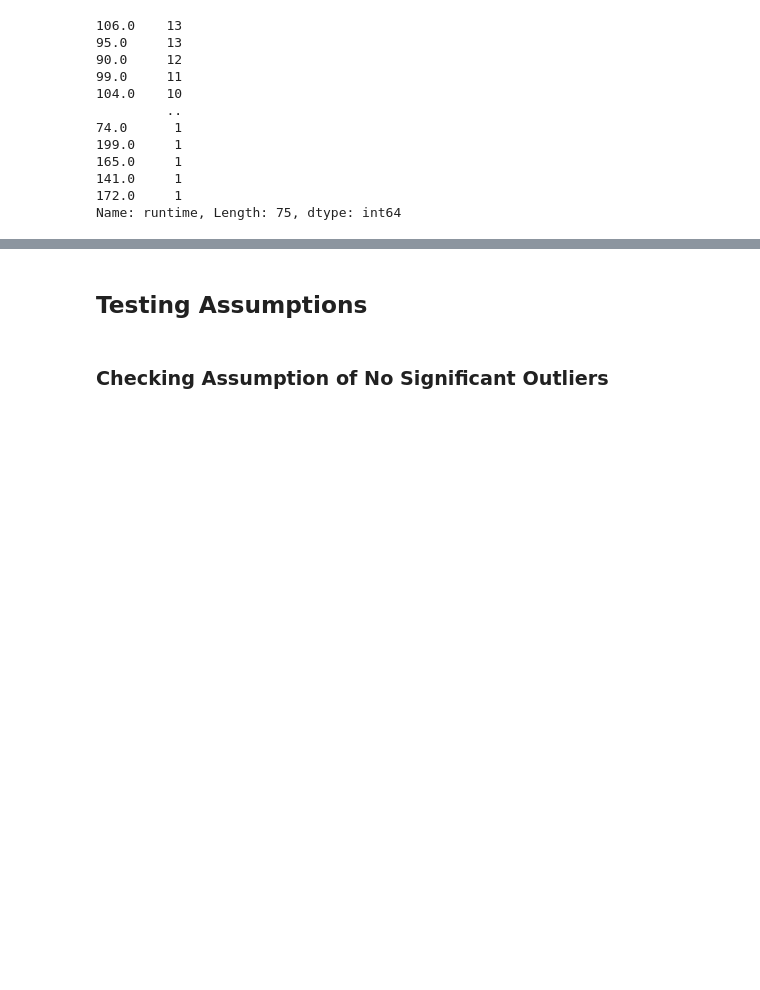
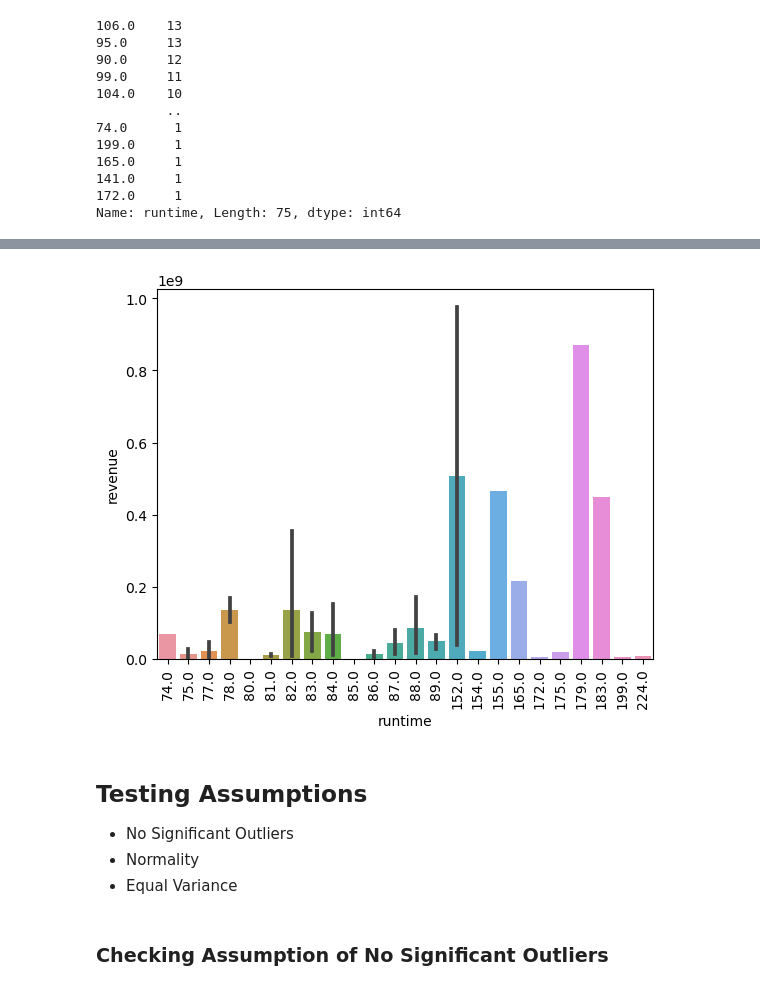
Before and after one commit to jamesbelk0/IMDB_MySQL_Database, a Jupyter notebook: Hypothesis.ipynb, the cells around one changed output, grey strips where cells are left out. Cells and saved outputs as stored; diff of their text form; code cells hidden in the pictures; blank space fills up the shorter version.

```diff
--- a/Hypothesis.ipynb
+++ b/Hypothesis.ipynb
@@ -267,0 +293,3 @@ hour_half
+# %%
+two_more = df.loc[df['runtime']>=150, needed_cols]
+two_more
@@ -267,0 +310,3 @@ hour_half
+# %%
+plot_df = pd.concat([hour_half, two_more])
+plot_df
@@ -268,4 +328,12 @@ hour_half
+# %%
+ax = sns.barplot(data=plot_df, x='runtime', y='revenue')
+plt.xticks(rotation=90);
+# %% [output]
+[figure, added]
 # %% [markdown]
 ## Testing Assumptions
+- No Significant Outliers
+- Normality
+- Equal Variance
 # %% [markdown]
 ### Checking Assumption of No Significant Outliers
```
Also changed, not shown: parts of 23 cells of this notebook, 7 other files.
